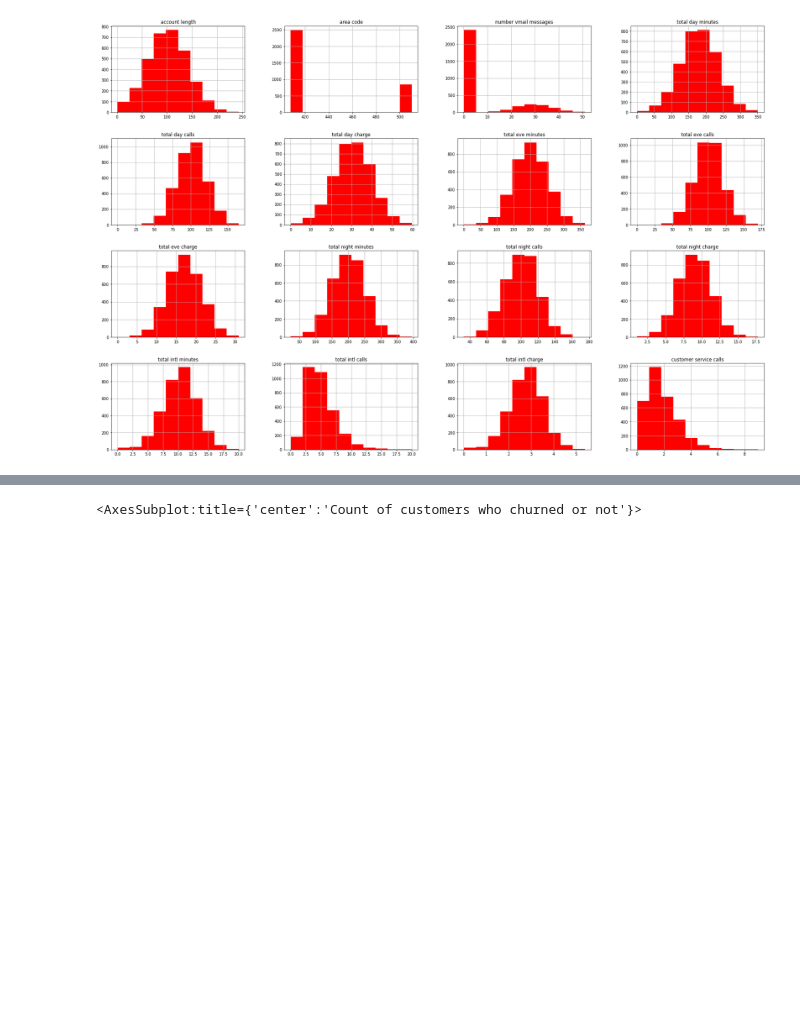
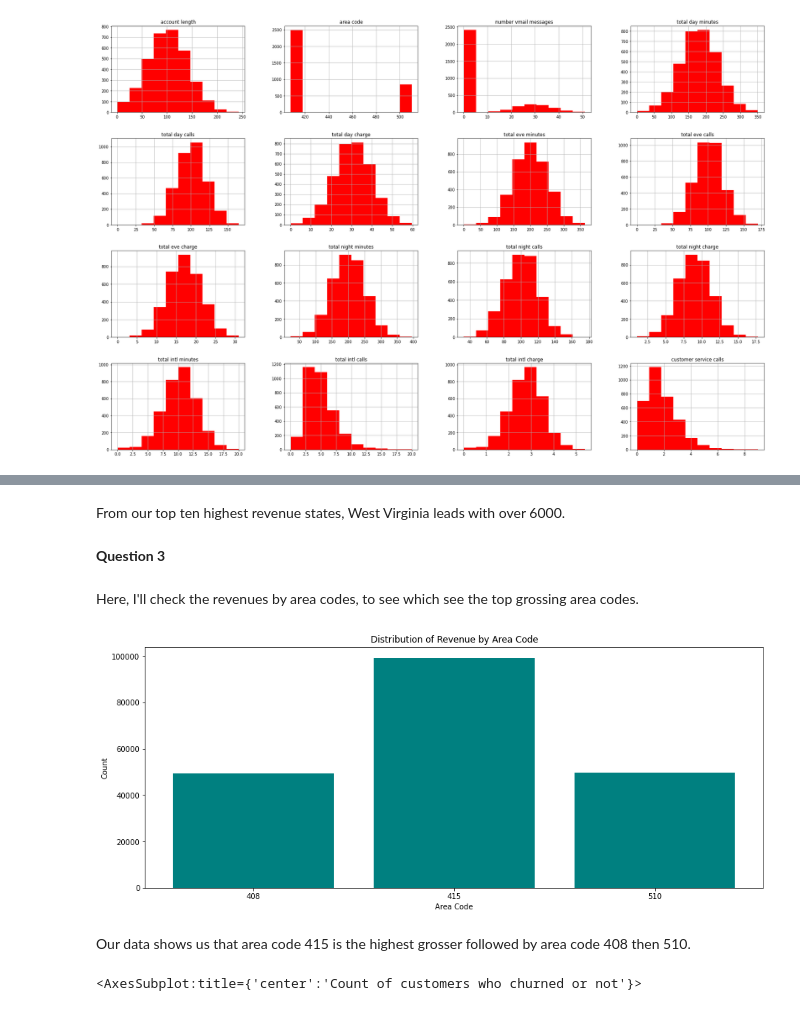
Before and after one commit to IvyNjoroge/PHASE-3-PROJECT, a Jupyter notebook: Syriatel.ipynb, the cells around one changed output, grey strips where cells are left out. Drawn from its saved outputs; the diff is of its cells as text; code cells hidden in the pictures; blank space fills up the shorter version.

```diff
--- a/Syriatel.ipynb
+++ b/Syriatel.ipynb
@@ -182 +268,30 @@ categoric_cols = ['state','area code',
+# %% [markdown]
+From our top ten highest revenue states, West Virginia leads with over 6000.
+# %% [markdown]
+**Question 3**
+# %% [markdown]
+Here, I'll check the revenues by area codes, to see which see the top grossing area codes.
+# %%
+# get all the area codes
+area_code_revenue = df[['area code', 'total_expenditure']]
+
+# group our data by area codes and pick the top 10
+area_code_revenue = area_code_revenue.groupby(['area code']).sum().reset_index()
+
+revenue = area_code_revenue['total_expenditure']
+data_label = [str(x) for x in area_code_revenue['area code']]
+
+# plot our graph
+fig, ax = plt.subplots(figsize=(15, 6))
+# data_label
+
+ax.bar(data_label, revenue, color='teal')
+
+ax.set_xlabel("Area Code")
+ax.set_ylabel("Count")
+ax.set_title("Distribution of Revenue by Area Code");
+# %% [output]
+[figure, added]
+# %% [markdown]
+Our data shows us that area code 415 is the highest grosser followed by area code 408 then 510.
 # %%
```
Also changed, not shown: parts of 62 cells of this notebook, 2 other files.
